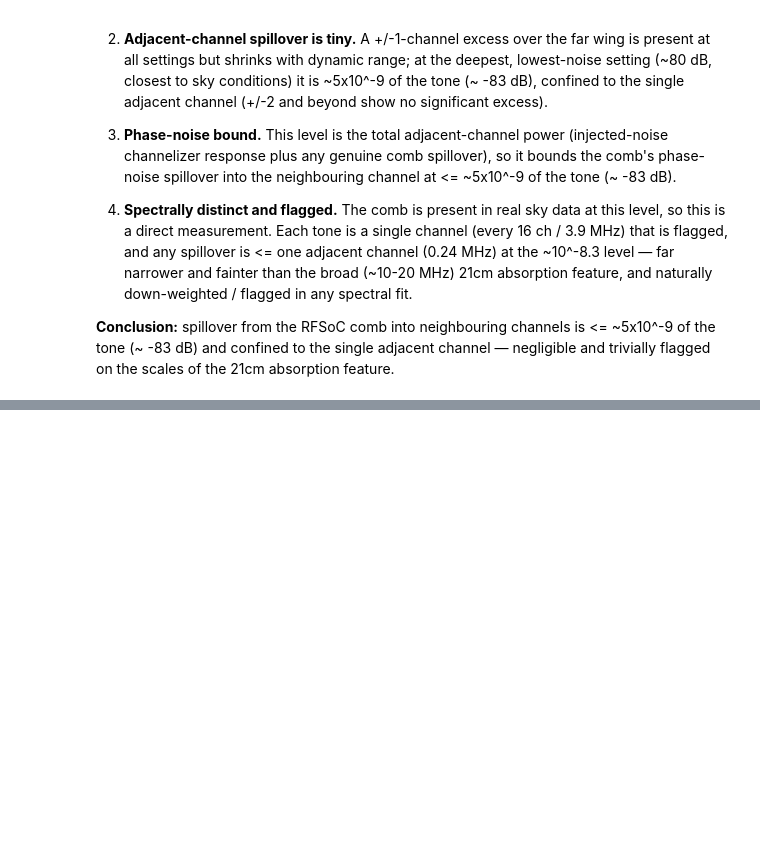
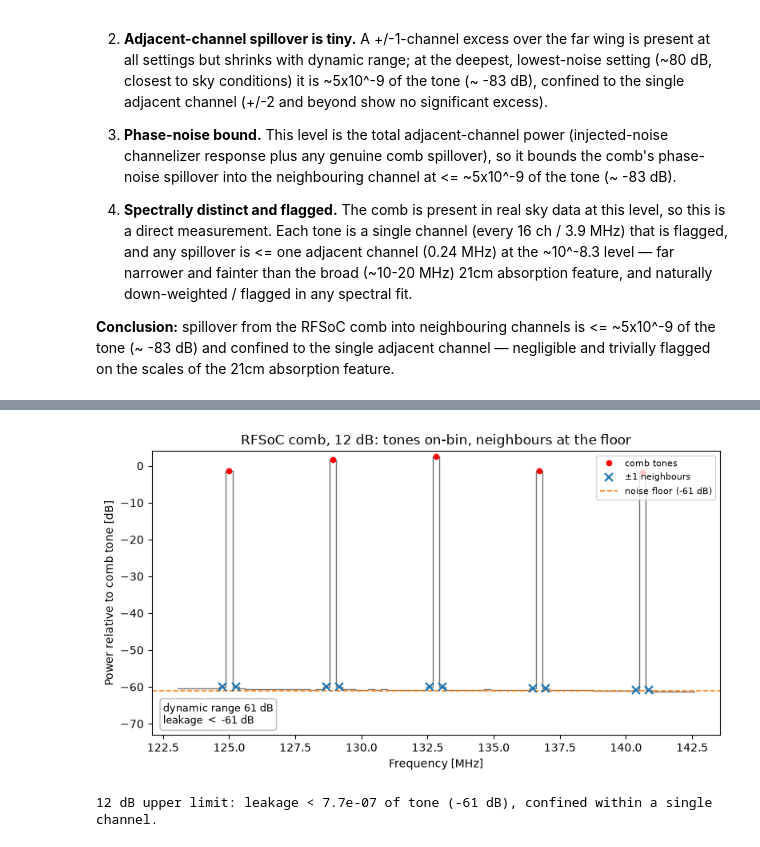
Before and after one commit to EIGSEP/data-analysis, a Jupyter notebook: notebooks/christian/rfsoc_lab_test/dac_leakage.ipynb, the cells around one changed output, grey strips where cells are left out. Saved outputs shown, nothing was run; the diff lists cells and outputs as text; code cells hidden in the pictures; blank space fills up the shorter version.

```diff
--- a/notebooks/christian/rfsoc_lab_test/dac_leakage.ipynb
+++ b/notebooks/christian/rfsoc_lab_test/dac_leakage.ipynb
@@ -212,0 +222,43 @@ adjacent channel — negligible and trivially flagged on the scales of the
+# %%
+# Referee figure: single-setting upper limit on adjacent-channel leakage
+db = "12"
+s = specs[db]
+tone_amp = lib.tone_amplitude(s, tones)
+floor = lib.noise_floor(s, tones)
+floor_db = 10 * np.log10(floor / tone_amp)
+s_db = 10 * np.log10(np.maximum(s, 1e-30) / tone_amp)
+
+t0 = tones[len(tones) // 2]          # representative tone, mid-band
+lo, hi = t0 - 40, t0 + 41            # ~5 comb periods
+ch = np.arange(lib.N_CHAN)
+win = (ch >= lo) & (ch < hi)
+win_tones = tones[(tones >= lo) & (tones < hi)]
+adj = np.unique(np.concatenate([win_tones - 1, win_tones + 1]))
+
+fig, ax = plt.subplots(figsize=(8, 4.5))
+ax.plot(freqs[win], s_db[win], drawstyle="steps-mid", lw=1, color="0.45")
+ax.plot(freqs[win_tones], s_db[win_tones], "r.", ms=9, zorder=5,
+        label="comb tones")
+ax.plot(freqs[adj], s_db[adj], "x", color="C0", ms=7, mew=1.6,
+        zorder=5, label=r"$\pm$1 neighbours")
+ax.axhline(floor_db, ls="--", color="C1", lw=1.2,
+           label=f"noise floor ({floor_db:.0f} dB)")
+ax.set_xlabel("Frequency [MHz]")
+ax.set_ylabel("Power relative to comb tone [dB]")
+ax.set_title(f"RFSoC comb, {db} dB: tones on-bin, neighbours at the floor")
+ax.annotate(
+    f"dynamic range {10*np.log10(tone_amp/floor):.0f} dB\n"
+    f"leakage $<$ {floor_db:.0f} dB",
+    xy=(0.02, 0.04), xycoords="axes fraction", fontsize=9,
+    bbox=dict(boxstyle="round", fc="white", ec="0.7", alpha=0.9),
+)
+ax.legend(loc="upper right", fontsize=8)
+ax.set_ylim(floor_db - 12, 4)
+plt.tight_layout()
+plt.show()
+
+print(f"{db} dB upper limit: leakage < {floor/tone_amp:.1e} of tone "
+      f"({floor_db:.0f} dB), confined within a single channel.")
+# %% [output]
+[figure, added]
+12 dB upper limit: leakage < 7.7e-07 of tone (-61 dB), confined within a single channel.
```
Also changed, not shown: parts of 1 cell of this notebook.
